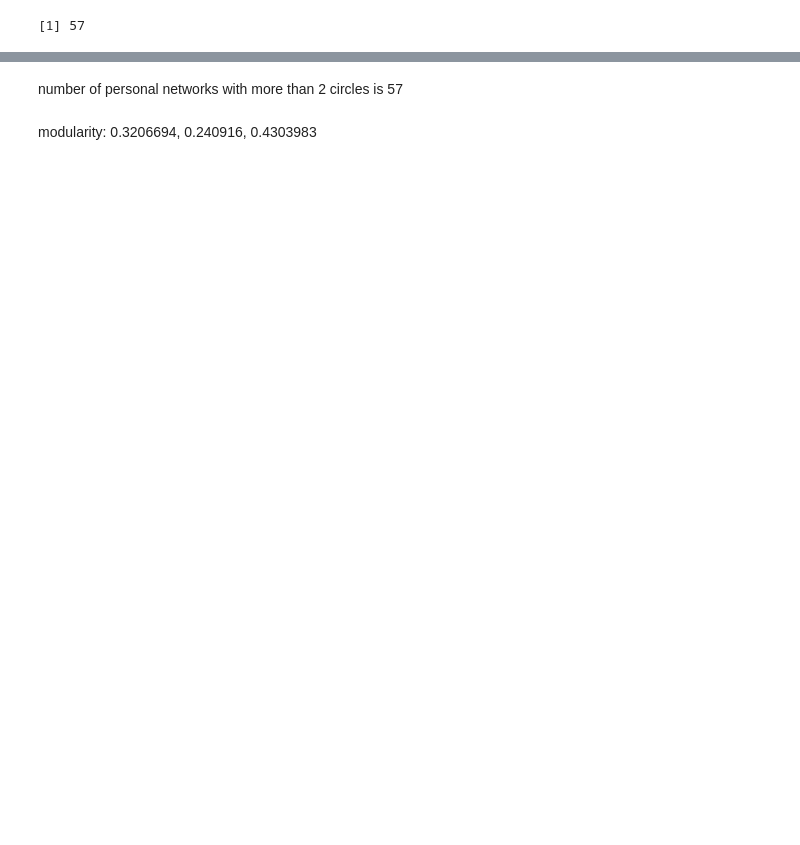
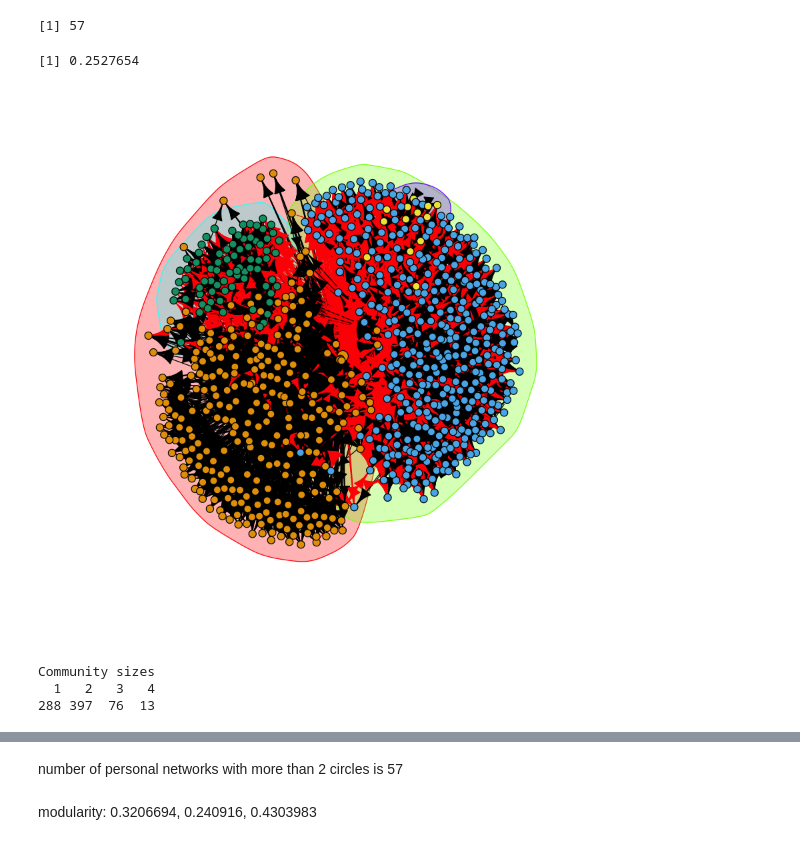
Before and after one commit to wanghran/ECE232_Graph, a Jupyter notebook: Project_2/code/2.ipynb, the cells around one changed output, grey strips where cells are left out. Cells and saved outputs as stored; diff of their text form; code cells hidden in the pictures; blank space fills up the shorter version.

Commit message:
fix the graph issue on 1.3.2

```diff
--- a/Project_2/code/2.ipynb
+++ b/Project_2/code/2.ipynb
@@ -19,15 +30,30 @@ print(counter)
 [1] 57
 # %%
 target = c("../gplus/109327480479767108490", "../gplus/115625564993990145546", "../gplus/101373961279443806744")
-for (i in target) {
-    featPATH = paste(i,".feat",sep = "")
-    edgePATH = paste(i,".edges",sep = "")
-    neighbors = read.table(featPATH, colClasses = "character")
-    edges = read.table(edgePATH, colClasses = "character")
-    id = strsplit(i, "/")[[1]][[3]]
-    edge_list = as.vector(t(edges))
-    temp = neighbors[1]
-    neighbors[1] = id
-    neighbors[2] = temp
-
-}
+neighbors = read.table("../gplus/109327480479767108490.feat", colClasses = "character")
+edges = read.table("../gplus/109327480479767108490.edges", colClasses = "character")
+colnames(neighbors)[1] = "v1"
+colnames(neighbors)[2] = "v2"
+neighbors <- subset(neighbors, select=c("v1", "v2"))
+id = strsplit("../gplus/115625564993990145546", "/")[[1]][[3]]
+edge_list = as.vector(t(edges))
+temp = neighbors[1]
+neighbors[1] = id
+neighbors[2] = temp
+g <- graph_from_data_frame(neighbors, directed = TRUE, vertices = NULL)
+g <- add_edges(g, edge_list)
+walktrap <- walktrap.community(g)
+color_vector = walktrap$membership+1
+vertex_vector = rep(4,vcount(g))
+vertex_vector[1]=6
+print(modularity(walktrap))
+plot(walktrap,g,vertex.color=color_vector,vertex.label=NA,vertex.size=vertex_vector)
+# %% [output]
+[1] 0.2527654
+[figure, added]
+# %%
+sizes(walktrap)
+# %% [output]
+Community sizes
+  1   2   3   4
+288 397  76  13
```
Also changed, not shown: parts of 5 cells of this notebook, 1 other file.
